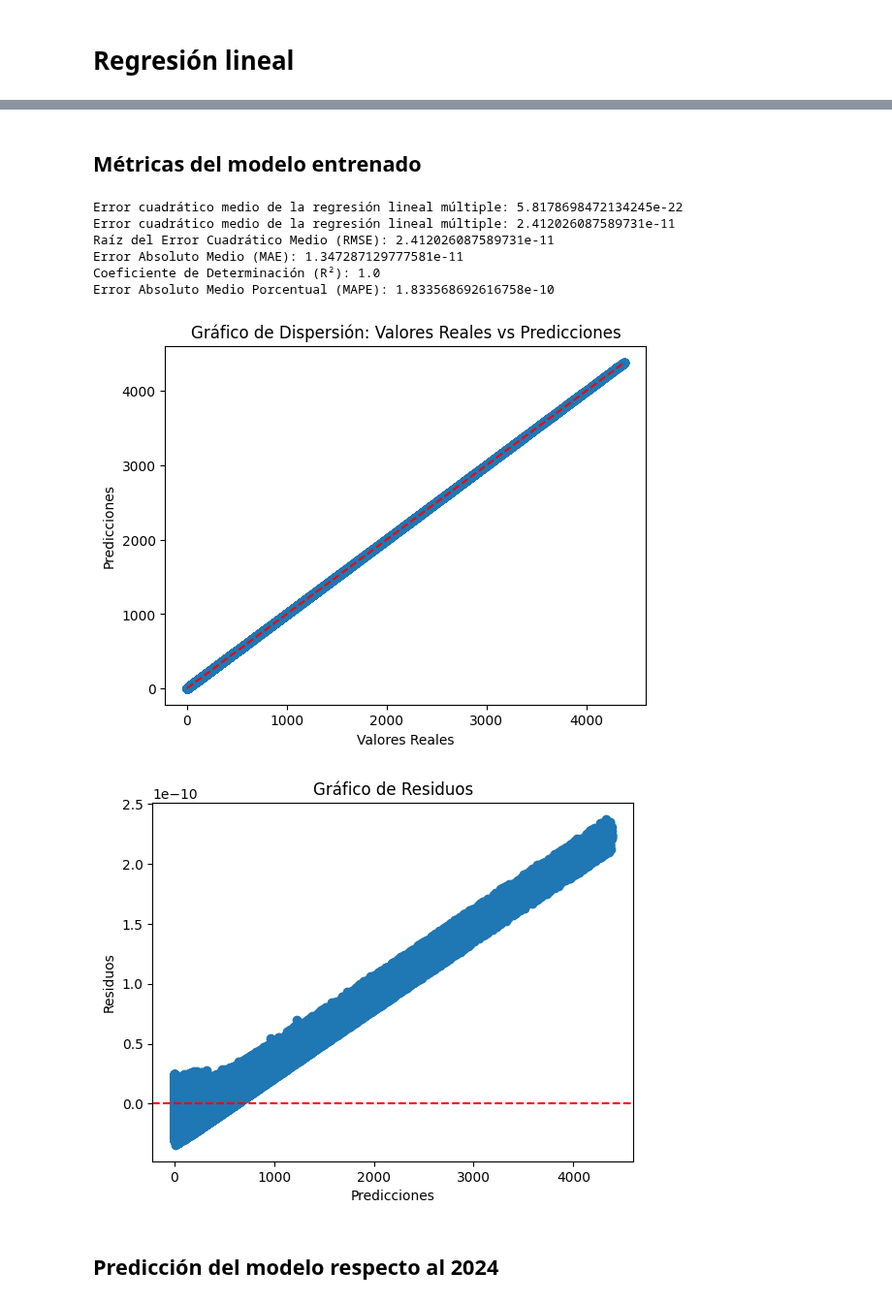
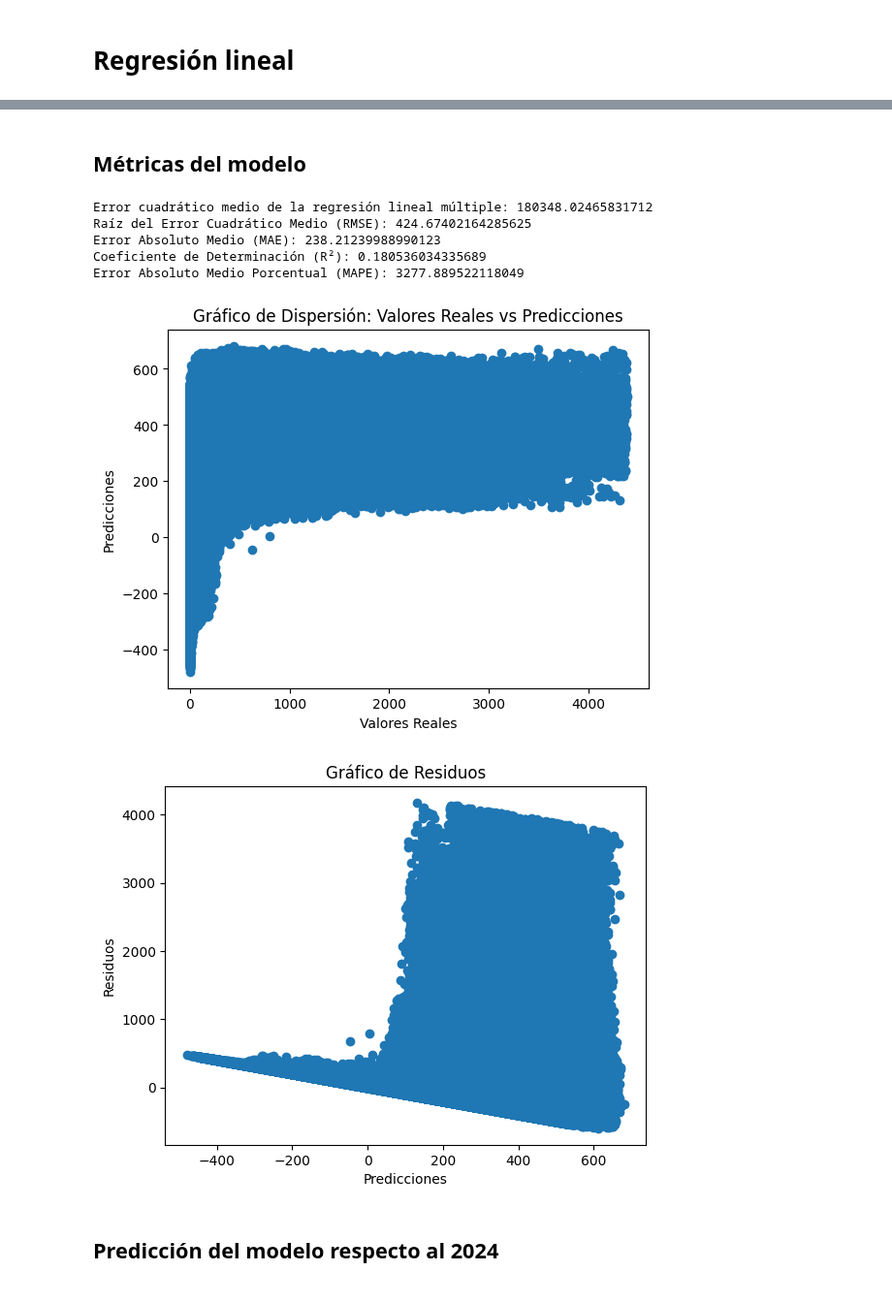
Before and after one commit to GuadiAguilera/TP_CDD, a Jupyter notebook: G13_Trabajo_Practico_Entrega_3.ipynb, the cells around one changed output, grey strips where cells are left out. Shown at 97% size. Drawn from its saved outputs; the diff is of its cells as text; code cells hidden in the pictures.

```diff
--- a/G13_Trabajo_Practico_Entrega_3.ipynb
+++ b/G13_Trabajo_Practico_Entrega_3.ipynb
@@ -99,3 +145,10 @@ dataset.rename(columns={'tipo_vehiculo_0': 'es_pesado'}, inplace=True)
+# %%
+# Dividir en variables predictoras (X) y variable objetivo (y)
+x = dataset[['hora', 'id_peaje_0', 'id_peaje_1', 'id_peaje_2', 'hacia_provincia', 'es_pesado', 'tipo_cobro_0', 'tipo_cobro_1', 'tipo_cobro_2', 'tipo_cobro_3', 'nro_dia', 'nro_mes', 'anio', 'dia_semana']]
+y = dataset['pasos']
+
+# Dividir en conjunto de entrenamiento y de prueba
+x_train, x_test, y_train, y_test = train_test_split(x, y, test_size=0.2, random_state=50)
 # %% [markdown]
 # Regresión lineal
 # %%
@@ -156,55 +169,14 @@ Error cuadrático medio de la regresión lineal múltiple: 1.2373411062023792e-1
 # %% [markdown]
-## Métricas del modelo entrenado
+## Métricas del modelo
-# %%
-# Evaluar el modelo
-mse = mean_squared_error(y_test, y_pred)
-mse1 = root_mean_squared_error(y_test, y_pred)
-print("Error cuadrático medio de la regresión lineal múltiple:", mse)
-print("Error cuadrático medio de la regresión lineal múltiple:", mse1)
-
-# Raíz del Error Cuadrático Medio (RMSE - Root Mean Squared Error)
-rmse = np.sqrt(mse)
-
-# Error Absoluto Medio (MAE - Mean Absolute Error)
-mae = mean_absolute_error(y_test, y_pred)
-
-# R² (Coeficiente de Determinación):
-r2 = r2_score(y_test, y_pred)
-
-# Error Absoluto Medio Porcentual (MAPE - Mean Absolute Percentage Error)
-mape = np.mean(np.abs((y_test - y_pred) / y_test)) * 100
-
-# Imprimir las métricas
-print("Raíz del Error Cuadrático Medio (RMSE):", rmse)
-print("Error Absoluto Medio (MAE):", mae)
-print("Coeficiente de Determinación (R²):", r2)
-print("Error Absoluto Medio Porcentual (MAPE):", mape)
-
-
-plt.scatter(y_test, y_pred)
-plt.plot([y_test.min(), y_test.max()], [y_test.min(), y_test.max()], 'r--')  # Línea de identidad
-plt.xlabel('Valores Reales')
-plt.ylabel('Predicciones')
-plt.title('Gráfico de Dispersión: Valores Reales vs Predicciones')
-plt.show()
-
-# Gráfico de Residuos (Residual Plot). Muestra los residuos (diferencias entre los valores reales y las predicciones) en función de las predicciones.
-residuals = y_test - y_pred
-
-plt.scatter(y_pred, residuals)
-plt.axhline(y=0, color='r', linestyle='--')  # Línea en y=0
-plt.xlabel('Predicciones')
-plt.ylabel('Residuos')
-plt.title('Gráfico de Residuos')
-plt.show()
-# %% [output]
-Error cuadrático medio de la regresión lineal múltiple: 5.8178698472134245e-22
-Error cuadrático medio de la regresión lineal múltiple: 2.412026087589731e-11
-Raíz del Error Cuadrático Medio (RMSE): 2.412026087589731e-11
-Error Absoluto Medio (MAE): 1.347287129777581e-11
-Coeficiente de Determinación (R²): 1.0
-Error Absoluto Medio Porcentual (MAPE): 1.833568692616758e-10
-[figure, removed]
-[figure, removed]
+# %%
+graph_predictions(y_test, y_pred)
+# %% [output]
+Error cuadrático medio de la regresión lineal múltiple: 180348.02465831712
+Raíz del Error Cuadrático Medio (RMSE): 424.67402164285625
+Error Absoluto Medio (MAE): 238.21239988990123
+Coeficiente de Determinación (R²): 0.180536034335689
+Error Absoluto Medio Porcentual (MAPE): 3277.889522118049
+[figure, added]
+[figure, added]
 # %% [markdown]
 ## Predicción del modelo respecto al 2024
```
Also changed, not shown: parts of 12 cells of this notebook.
